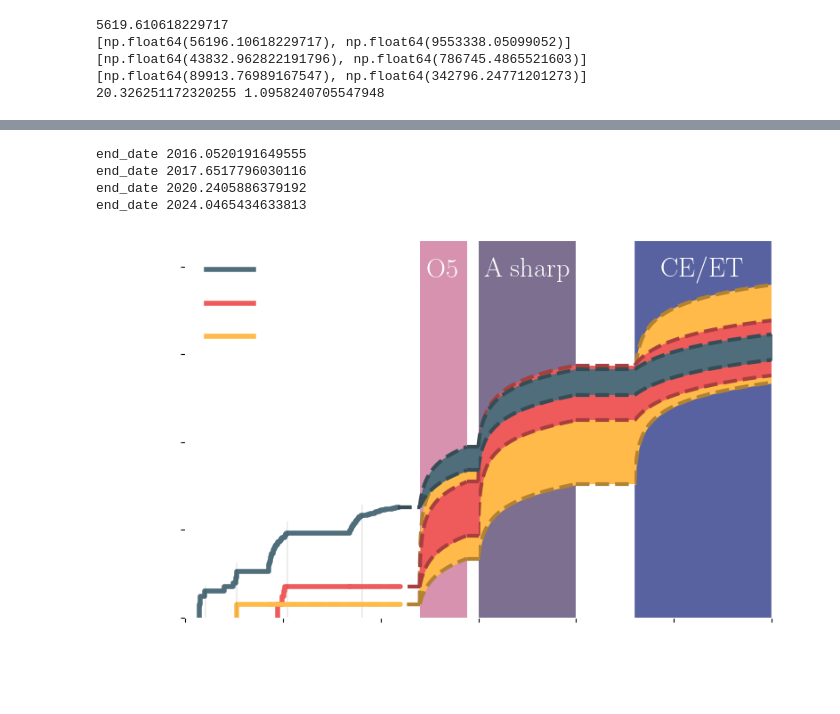
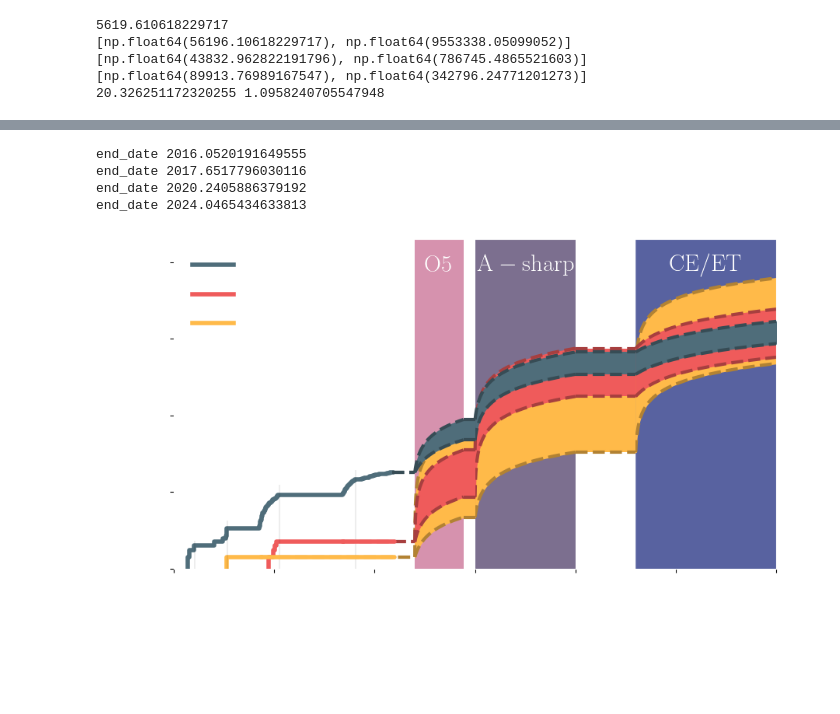
Before and after one commit to LiekeVanSon/ThesisFigures, a Jupyter notebook: SizeOfCatalogPlot_update2026.ipynb, the cells around one changed output, grey strips where cells are left out. Cells and saved outputs as stored; diff of their text form; code cells hidden in the pictures; blank space fills up the shorter version.

Commit message:
changed voyager to a sharp

```diff
--- a/SizeOfCatalogPlot_update2026.ipynb
+++ b/SizeOfCatalogPlot_update2026.ipynb
@@ -530,6 +530,8 @@ for detector in ['O5', 'Voyager', 'ET']:
     # Change the label name shown for ET/CE network
     if detector == 'ET':
         detector = 'CE/ET'
+    if detector == 'Voyager':
+        detector = 'A-sharp'
 
     plt.text(GW_missions['mid_mission'][mis_i], 6e7, '$\mathrm{%s}$'%(detector),
              ha = 'center', fontsize = 22 )
@@ -568,5 +570,5 @@ end_date 2024.0465434633813
 # %%
-fig, ax = plt.subplots(figsize = (8.5,11/2.), facecolor='none')
+fig, ax = plt.subplots(figsize = (10,11/2.), facecolor='none')
 ax.set_facecolor('none')
 
 # Use explicit styling for athis figure: set white colors for labels/ticks/legend/text
@@ -682,7 +684,7 @@ for detector in ['O5', 'Voyager', 'ET']:
     if detector == 'ET':
         detector = 'CE/ET'
     if detector == 'Voyager':
-        detector = 'A \ sharp'
+        detector = 'A - sharp'
     plt.text(GW_missions['mid_mission'][mis_i], 6e7, '$\mathrm{%s}$'%(detector),
              ha = 'center', fontsize = 22 )
     plt.fill_between(period, y1 = 0, y2 = 4e8, facecolor = mission_colors[mis_i], # N 3e7
@@ -702,31 +704,31 @@ leg = ax.legend(loc = 'upper left', fontsize = 19)
 # Force explicit white coloring for this axis and its text elements (avoids relying on rcParams)
 ax.xaxis.label.set_color('white')
 ax.yaxis.label.set_color('white')
 for tl in ax.get_xticklabels() + ax.get_yticklabels():
     tl.set_color('white')
 
 # Axis spines
 for spine in ax.spines.values():
     spine.set_edgecolor('white')
 
 # Legend text and frame
 if leg is not None:
     for text in leg.get_texts():
         text.set_color('white')
     leg.get_frame().set_edgecolor('none')
     leg.get_frame().set_facecolor('none')
 
 # Any plt.text calls added above
 for t in ax.texts:
     t.set_color('white')
 
 # Save transparent PDF
 plt.savefig('SizeOfCatalogue_err_blackbg.pdf', bbox_inches='tight', transparent=True, facecolor='none')
 
 plt.show()
 # %% [output]
 end_date 2016.0520191649555
 end_date 2017.6517796030116
 end_date 2020.2405886379192
 end_date 2024.0465434633813
-[figure, old version]
+[figure, new version]
```
Also changed, not shown: parts of 1 cell of this notebook, 2 other files.
